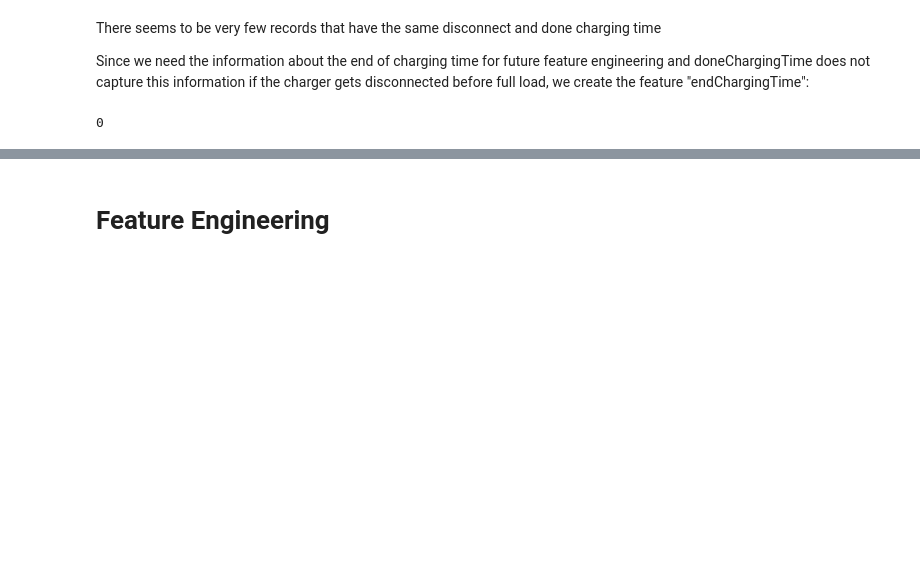
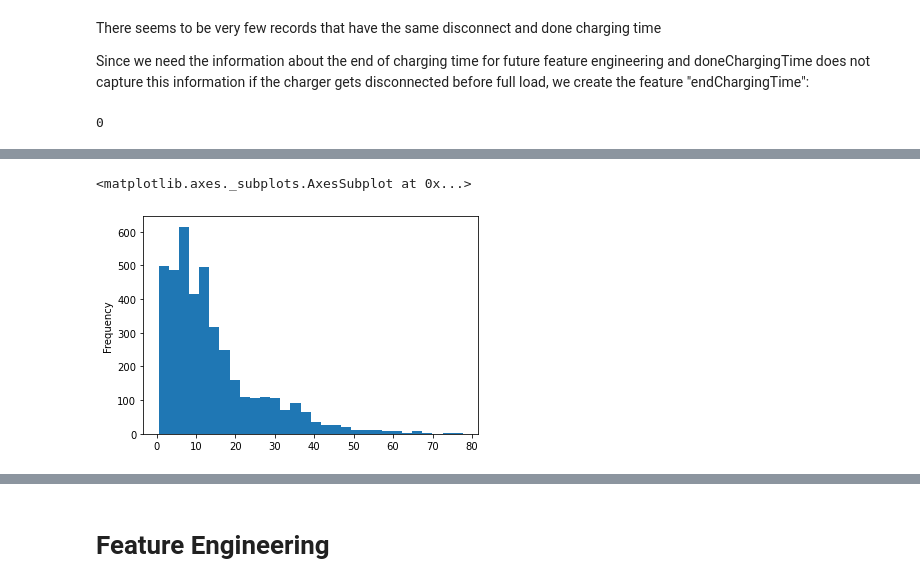
Before and after one commit to nsterz/AA_2024-group-3, a Jupyter notebook: code_dataexplo/exploration.ipynb, the cells around one changed output, grey strips where cells are left out. Cells and saved outputs as stored; diff of their text form; code cells hidden in the pictures; blank space fills up the shorter version.

Commit message:
Added kwh viz for null doneChargigingTime

```diff
--- a/code_dataexplo/exploration.ipynb
+++ b/code_dataexplo/exploration.ipynb
@@ -165,0 +181,6 @@ data_charge["endChargingTime"].isnull().sum()
+# %%
+# Check the kWhDelivered when the doneChargingTime is null to avoid station issues
+data_charge[data_charge["doneChargingTime"].isnull()]["kWhDelivered"].plot.hist(bins=30)
+# %% [output]
+<matplotlib.axes._subplots.AxesSubplot at 0x...>
+[figure, added]
```
Also changed, not shown: parts of 5 cells of this notebook.
